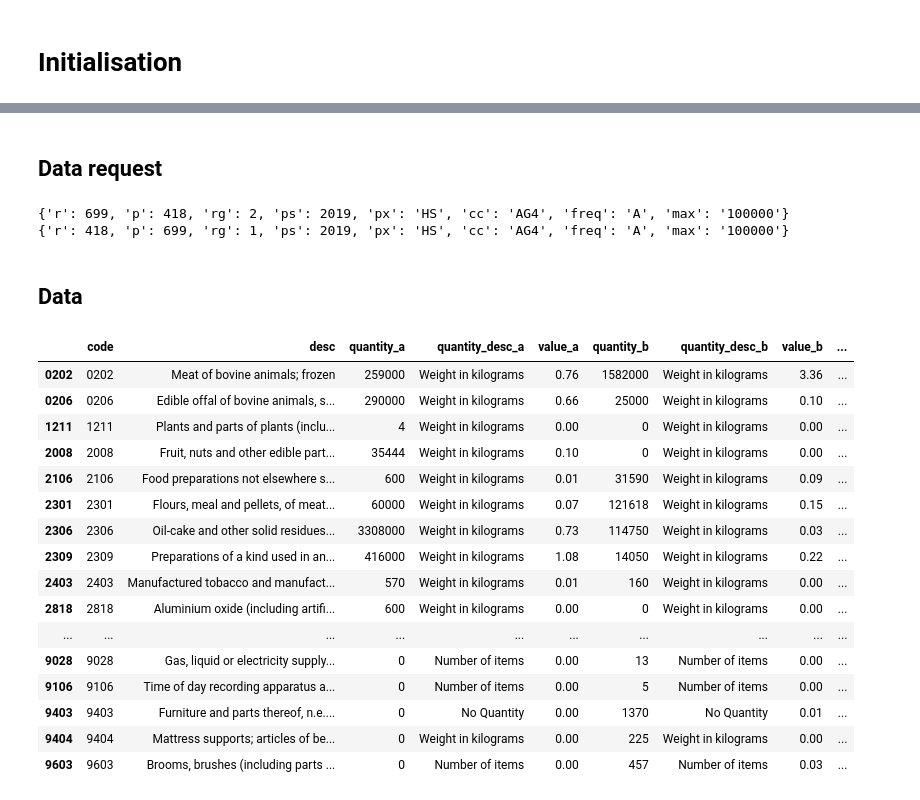
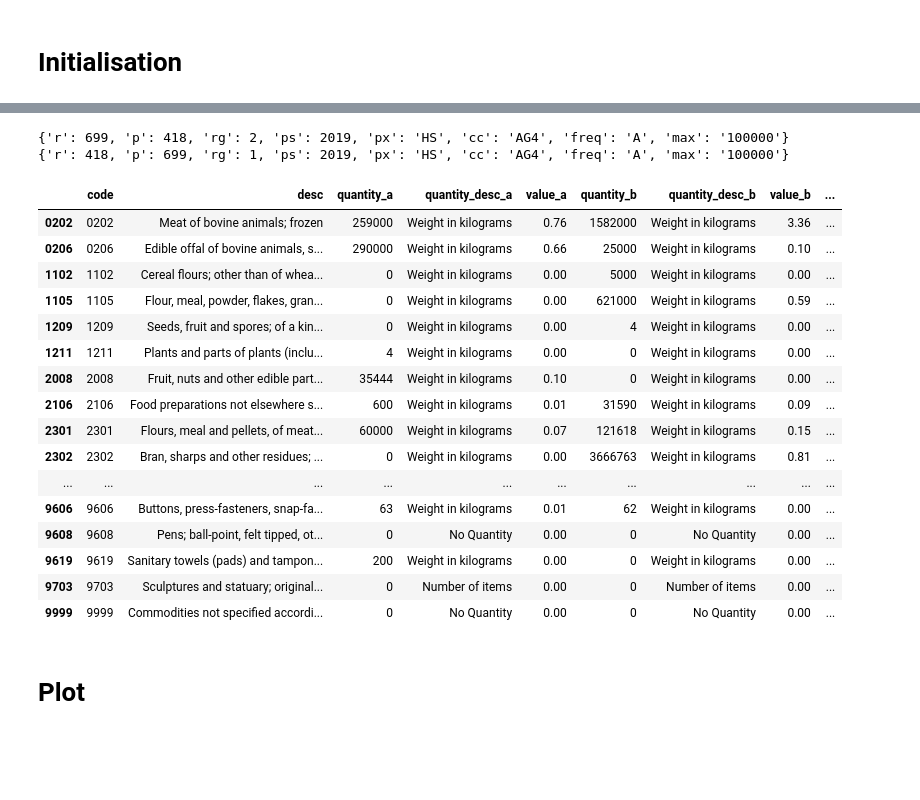
Before and after one commit to kmaneesh/tta, a Jupyter notebook: notebook/country/export.ipynb, the cells around one changed output, grey strips where cells are left out. Cells and saved outputs as stored; diff of their text form; code cells hidden in the pictures; blank space fills up the shorter version.

```diff
--- a/notebook/country/export.ipynb
+++ b/notebook/country/export.ipynb
@@ -39,3 +54 @@ print(status)
-# %% [markdown]
-## Data request
 # %%
@@ -44,39 +58,28 @@ data = tta.compare(data_out, data_in)
 # %% [output]
 {'r': 699, 'p': 418, 'rg': 2, 'ps': 2019, 'px': 'HS', 'cc': 'AG4', 'freq': 'A', 'max': '100000'}
 {'r': 418, 'p': 699, 'rg': 1, 'ps': 2019, 'px': 'HS', 'cc': 'AG4', 'freq': 'A', 'max': '100000'}
+# %%
+df.sort_values(by=['code'])
+# %% [output]
+|  | code | desc | quantity_a | quantity_desc_a | value_a | quantity_b | quantity_desc_b | value_b | ... |
+| 0202 | 0202 | Meat of bovine animals; frozen | 259000 | Weight in kilograms | 0.76 | 1582000 | Weight in kilograms | 3.36 | ... |
+| 0206 | 0206 | Edible offal of bovine animals, s... | 290000 | Weight in kilograms | 0.66 | 25000 | Weight in kilograms | 0.10 | ... |
+| 1102 | 1102 | Cereal flours; other than of whea... | 0 | Weight in kilograms | 0.00 | 5000 | Weight in kilograms | 0.00 | ... |
+| 1105 | 1105 | Flour, meal, powder, flakes, gran... | 0 | Weight in kilograms | 0.00 | 621000 | Weight in kilograms | 0.59 | ... |
+| 1209 | 1209 | Seeds, fruit and spores; of a kin... | 0 | Weight in kilograms | 0.00 | 4 | Weight in kilograms | 0.00 | ... |
+| 1211 | 1211 | Plants and parts of plants (inclu... | 4 | Weight in kilograms | 0.00 | 0 | Weight in kilograms | 0.00 | ... |
+| 2008 | 2008 | Fruit, nuts and other edible part... | 35444 | Weight in kilograms | 0.10 | 0 | Weight in kilograms | 0.00 | ... |
+| 2106 | 2106 | Food preparations not elsewhere s... | 600 | Weight in kilograms | 0.01 | 31590 | Weight in kilograms | 0.09 | ... |
+| 2301 | 2301 | Flours, meal and pellets, of meat... | 60000 | Weight in kilograms | 0.07 | 121618 | Weight in kilograms | 0.15 | ... |
+| 2302 | 2302 | Bran, sharps and other residues; ... | 0 | Weight in kilograms | 0.00 | 3666763 | Weight in kilograms | 0.81 | ... |
+| ... | ... | ... | ... | ... | ... | ... | ... | ... | ... |
+| 9606 | 9606 | Buttons, press-fasteners, snap-fa... | 63 | Weight in kilograms | 0.01 | 62 | Weight in kilograms | 0.00 | ... |
+| 9608 | 9608 | Pens; ball-point, felt tipped, ot... | 0 | No Quantity | 0.00 | 0 | No Quantity | 0.00 | ... |
+| 9619 | 9619 | Sanitary towels (pads) and tampon... | 200 | Weight in kilograms | 0.00 | 0 | Weight in kilograms | 0.00 | ... |
+| 9703 | 9703 | Sculptures and statuary; original... | 0 | Number of items | 0.00 | 0 | Number of items | 0.00 | ... |
+| 9999 | 9999 | Commodities not specified accordi... | 0 | No Quantity | 0.00 | 0 | No Quantity | 0.00 | ... |
 # %% [markdown]
-## Data
+# Plot
-# %%
-df = pd.DataFrame.from_dict(data, orient='index')
-df['value_diff'] = df['value_a'] - df['value_b']
-df['quantity_diff'] = df['quantity_a'] - df['quantity_b']
-df['quantity_diff'].round(2)
-df['value_diff'].round(2)
-df['quantity_pct'] = (df['quantity_diff'] / df['quantity_a']) * 100
-df['value_pct'] = (df['value_diff'] / df['value_a']) * 100
-df['quantity_pct'].round(2)
-df['value_pct'].round(2)
-df['value_diff_abs'] = abs(df['value_diff'])
-df['value_pct_abs'] = abs(df['value_pct'])
-df
-# %% [output]
-|  | code | desc | quantity_a | quantity_desc_a | value_a | quantity_b | quantity_desc_b | value_b | ... |
-| 0202 | 0202 | Meat of bovine animals; frozen | 259000 | Weight in kilograms | 0.76 | 1582000 | Weight in kilograms | 3.36 | ... |
-| 0206 | 0206 | Edible offal of bovine animals, s... | 290000 | Weight in kilograms | 0.66 | 25000 | Weight in kilograms | 0.10 | ... |
-| 1211 | 1211 | Plants and parts of plants (inclu... | 4 | Weight in kilograms | 0.00 | 0 | Weight in kilograms | 0.00 | ... |
-| 2008 | 2008 | Fruit, nuts and other edible part... | 35444 | Weight in kilograms | 0.10 | 0 | Weight in kilograms | 0.00 | ... |
-| 2106 | 2106 | Food preparations not elsewhere s... | 600 | Weight in kilograms | 0.01 | 31590 | Weight in kilograms | 0.09 | ... |
-| 2301 | 2301 | Flours, meal and pellets, of meat... | 60000 | Weight in kilograms | 0.07 | 121618 | Weight in kilograms | 0.15 | ... |
-| 2306 | 2306 | Oil-cake and other solid residues... | 3308000 | Weight in kilograms | 0.73 | 114750 | Weight in kilograms | 0.03 | ... |
-| 2309 | 2309 | Preparations of a kind used in an... | 416000 | Weight in kilograms | 1.08 | 14050 | Weight in kilograms | 0.22 | ... |
-| 2403 | 2403 | Manufactured tobacco and manufact... | 570 | Weight in kilograms | 0.01 | 160 | Weight in kilograms | 0.00 | ... |
-| 2818 | 2818 | Aluminium oxide (including artifi... | 600 | Weight in kilograms | 0.00 | 0 | Weight in kilograms | 0.00 | ... |
-| ... | ... | ... | ... | ... | ... | ... | ... | ... | ... |
-| 9028 | 9028 | Gas, liquid or electricity supply... | 0 | Number of items | 0.00 | 13 | Number of items | 0.00 | ... |
-| 9106 | 9106 | Time of day recording apparatus a... | 0 | Number of items | 0.00 | 5 | Number of items | 0.00 | ... |
-| 9403 | 9403 | Furniture and parts thereof, n.e.... | 0 | No Quantity | 0.00 | 1370 | No Quantity | 0.01 | ... |
-| 9404 | 9404 | Mattress supports; articles of be... | 0 | Weight in kilograms | 0.00 | 225 | Weight in kilograms | 0.00 | ... |
-| 9603 | 9603 | Brooms, brushes (including parts ... | 0 | Number of items | 0.00 | 457 | Number of items | 0.03 | ... |
 # %%
 df.plot(kind='bar', y=['value_a','value_b'], x='code')
 plt.show()
```
Also changed, not shown: parts of 18 cells of this notebook, 4 other files.
